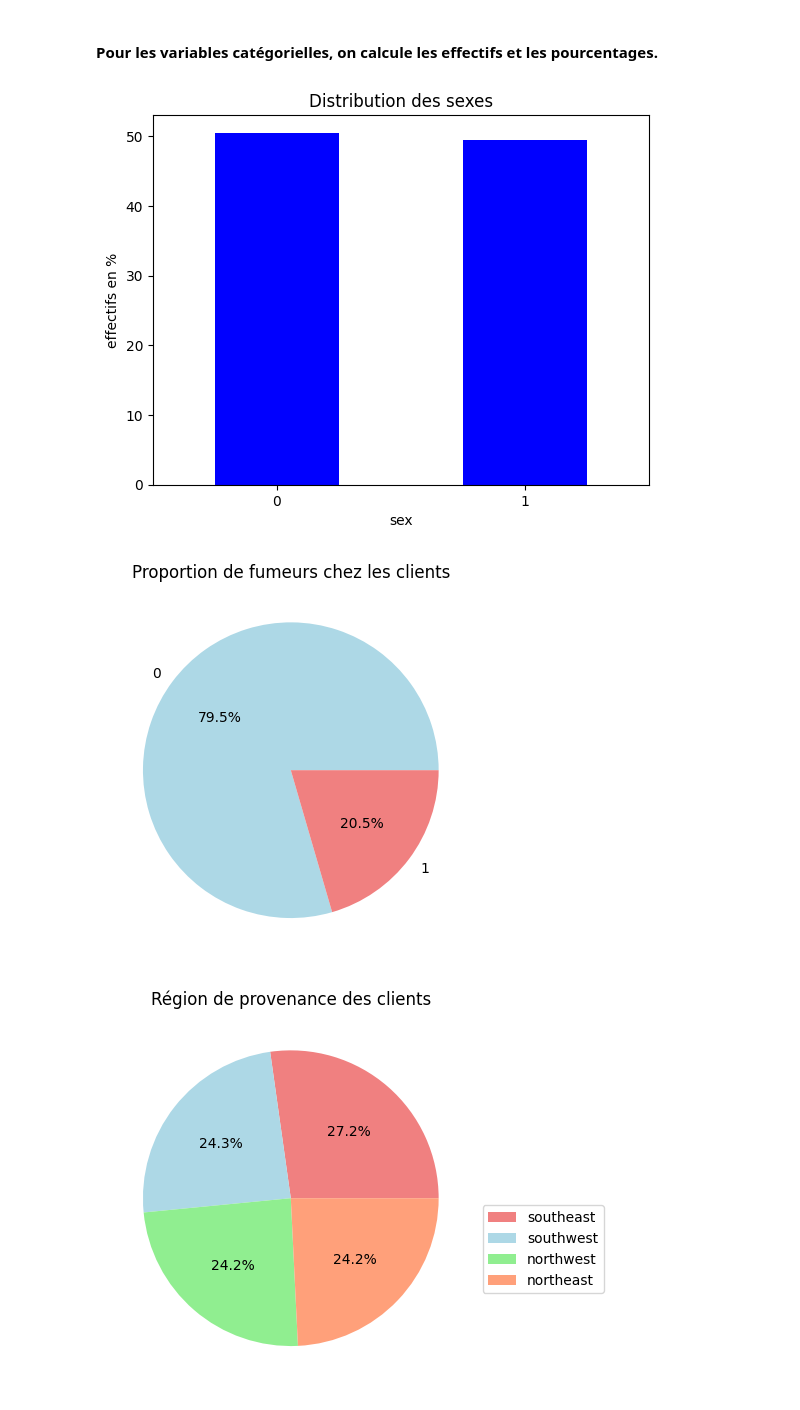
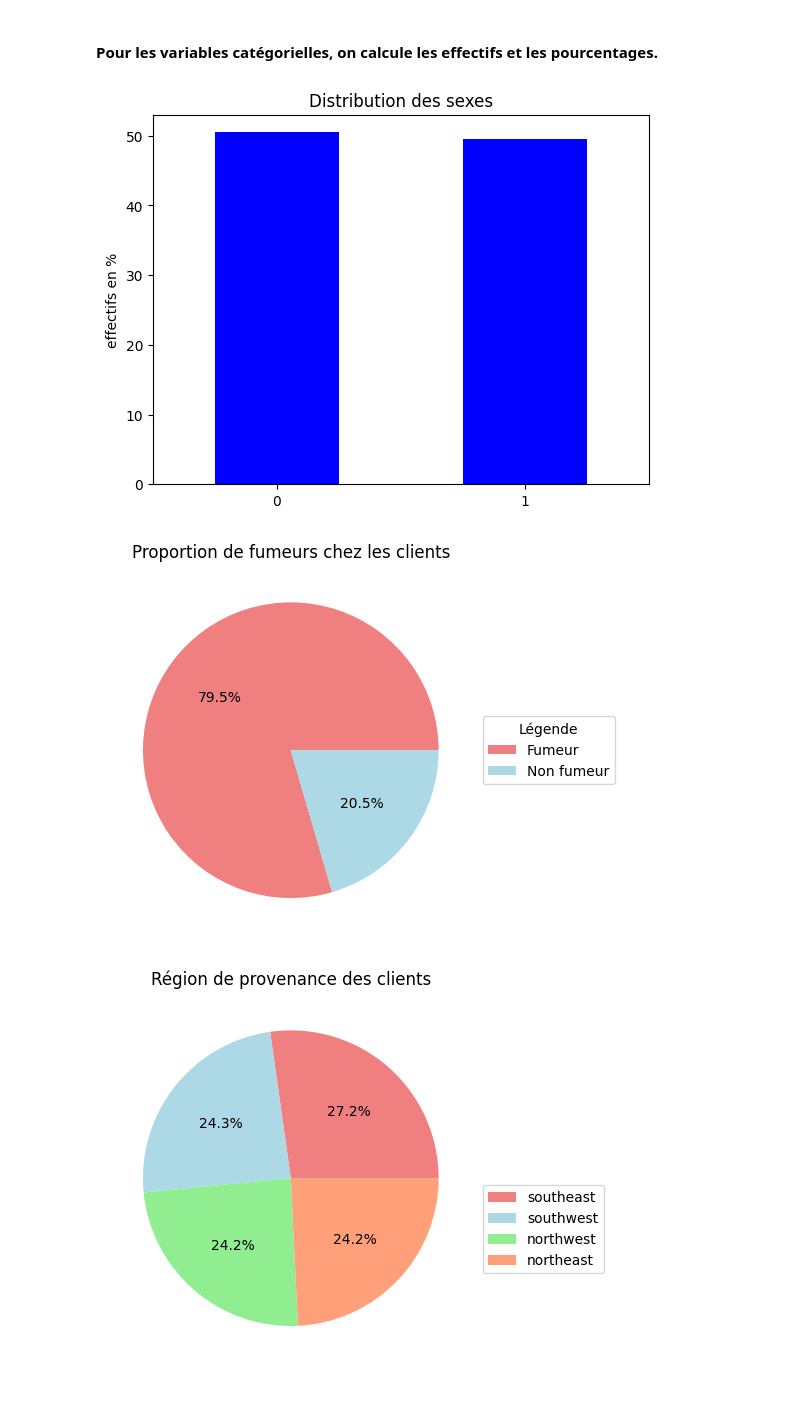
Before and after one commit to ChristianPRO1982/insurance_premium_SC, a Jupyter notebook: analyse.ipynb, the cells around one changed output. Drawn from its saved outputs; the diff is of its cells as text; code cells hidden in the pictures.

```diff
--- a/analyse.ipynb
+++ b/analyse.ipynb
@@ -47,25 +47,29 @@ df.describe().round(2)
 # %%
 #calcule les effectifs et les %
 df['sex'].value_counts()
 distri_sex = df['sex'].value_counts(normalize=True).round(4).mul(100)
 
 distri_sex.plot(kind='bar', rot=0, color='blue')
 plt.title("Distribution des sexes")
 plt.ylabel('effectifs en %')
+plt.xlabel('')
 plt.show()
 # %% [output]
-[figure, old version]
+[figure, new version]
 # %%
 df['smoker'].value_counts()
 distri_smoker = df['smoker'].value_counts(normalize=True).round(4).mul(100)
 
+distri_smoker.plot(kind='pie', autopct='%1.1f%%', labels=None, colors=['lightcoral', 'lightblue'])
 
-distri_smoker.plot(kind='pie', autopct='%1.1f%%', colors=['lightblue','lightcoral'])
+custom_legend = plt.legend(['Fumeur', 'Non fumeur'], title='Légende', loc='center left', bbox_to_anchor=(1, 0.5))
 plt.title('Proportion de fumeurs chez les clients')
 plt.ylabel('')
+plt.xlabel('')
+plt.legend
 plt.show()
 # %% [output]
-[figure, old version]
+[figure, new version]
 # %%
 df['region'].value_counts()
 distri_region = df['region'].value_counts(normalize=True).round(4).mul(100)
```
Also changed, not shown: parts of 3 cells of this notebook.
